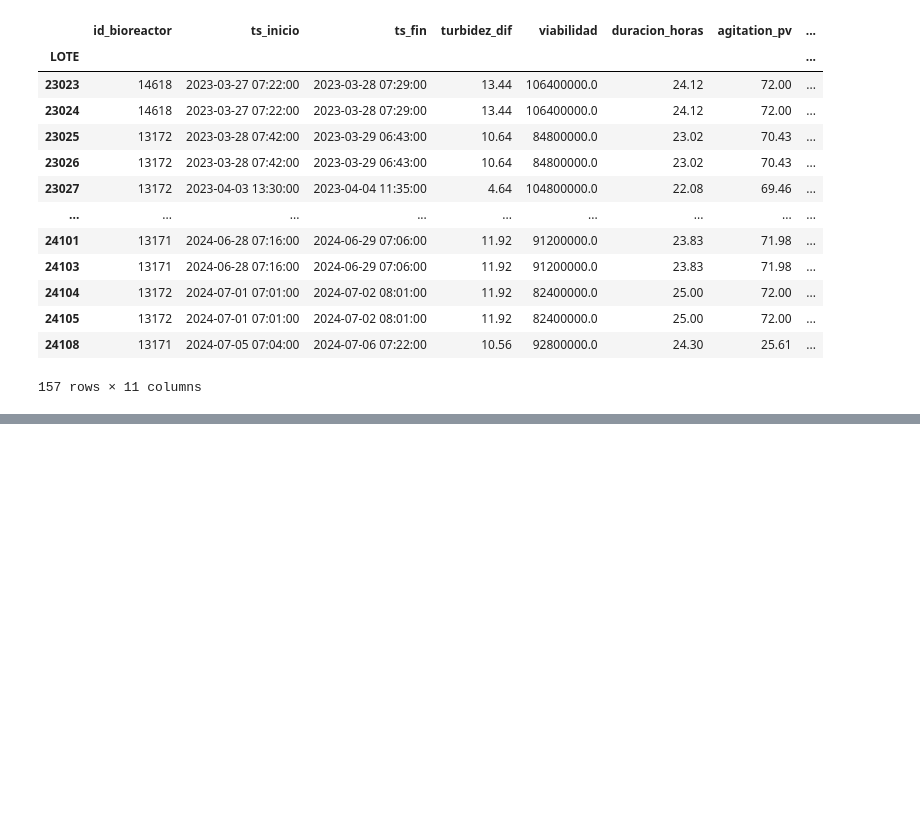
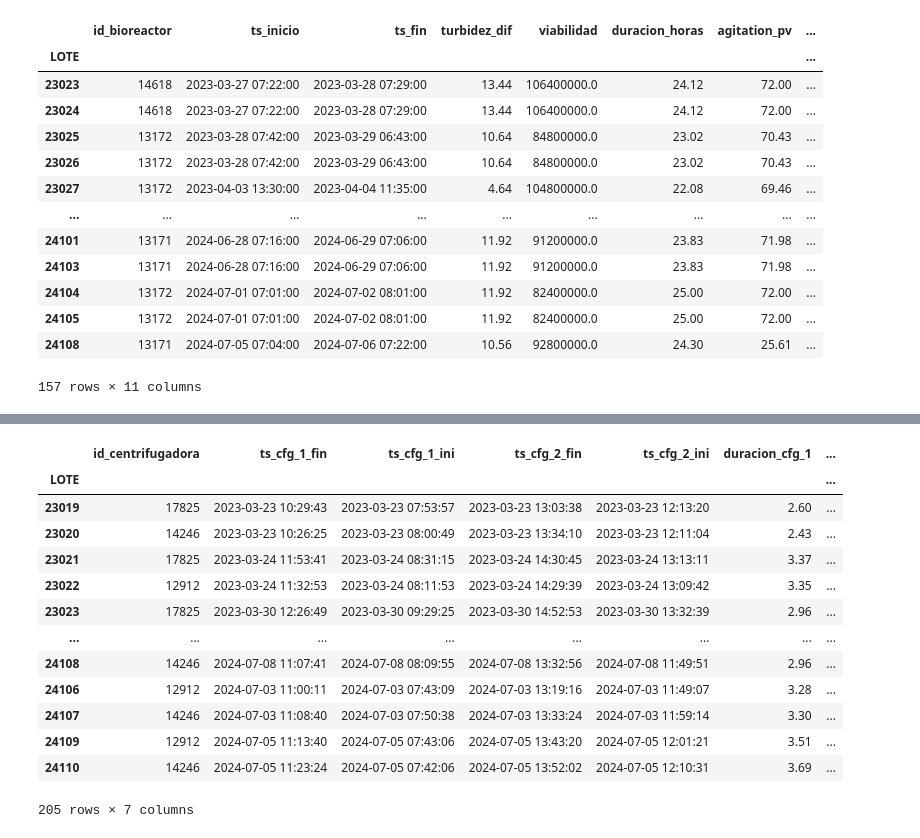
Before and after one commit to nikodyulger/datathon-los-forajidos, a Jupyter notebook: prediccion.ipynb, the cells around one changed output, grey strips where cells are left out. Drawn from its saved outputs; the diff is of its cells as text; code cells hidden in the pictures; blank space fills up the shorter version.

```diff
--- a/prediccion.ipynb
+++ b/prediccion.ipynb
@@ -443,0 +454,25 @@ df_cultivo.merge(agg_data, on='LOTE')
+# %%
+df_cfg_time = get_cfg_time_data()
+df_cfg_time = (
+    df_info_general
+    .reset_index() # no perder LOTE
+    .merge(df_cfg_time.reset_index(), on='orden') # para poder cruzar con id_centrifugadora
+    .set_index('LOTE')
+    .drop(columns=['cantidad', 'orden'])
+    )
+df_cfg_time
+# %% [output]
+|  | id_centrifugadora | ts_cfg_1_fin | ts_cfg_1_ini | ts_cfg_2_fin | ts_cfg_2_ini | duracion_cfg_1 | ... |
+| LOTE |  |  |  |  |  |  | ... |
+| 23019 | 17825 | 2023-03-23 10:29:43 | 2023-03-23 07:53:57 | 2023-03-23 13:03:38 | 2023-03-23 12:13:20 | 2.60 | ... |
+| 23020 | 14246 | 2023-03-23 10:26:25 | 2023-03-23 08:00:49 | 2023-03-23 13:34:10 | 2023-03-23 12:11:04 | 2.43 | ... |
+| 23021 | 17825 | 2023-03-24 11:53:41 | 2023-03-24 08:31:15 | 2023-03-24 14:30:45 | 2023-03-24 13:13:11 | 3.37 | ... |
+| 23022 | 12912 | 2023-03-24 11:32:53 | 2023-03-24 08:11:53 | 2023-03-24 14:29:39 | 2023-03-24 13:09:42 | 3.35 | ... |
+| 23023 | 17825 | 2023-03-30 12:26:49 | 2023-03-30 09:29:25 | 2023-03-30 14:52:53 | 2023-03-30 13:32:39 | 2.96 | ... |
+| ... | ... | ... | ... | ... | ... | ... | ... |
+| 24108 | 14246 | 2024-07-08 11:07:41 | 2024-07-08 08:09:55 | 2024-07-08 13:32:56 | 2024-07-08 11:49:51 | 2.96 | ... |
+| 24106 | 12912 | 2024-07-03 11:00:11 | 2024-07-03 07:43:09 | 2024-07-03 13:19:16 | 2024-07-03 11:49:07 | 3.28 | ... |
+| 24107 | 14246 | 2024-07-03 11:08:40 | 2024-07-03 07:50:38 | 2024-07-03 13:33:24 | 2024-07-03 11:59:14 | 3.30 | ... |
+| 24109 | 12912 | 2024-07-05 11:13:40 | 2024-07-05 07:43:06 | 2024-07-05 13:43:20 | 2024-07-05 12:01:21 | 3.51 | ... |
+| 24110 | 14246 | 2024-07-05 11:23:24 | 2024-07-05 07:42:06 | 2024-07-05 13:52:02 | 2024-07-05 12:10:31 | 3.69 | ... |
+205 rows × 7 columns
```
Also changed, not shown: parts of 5 cells of this notebook.
